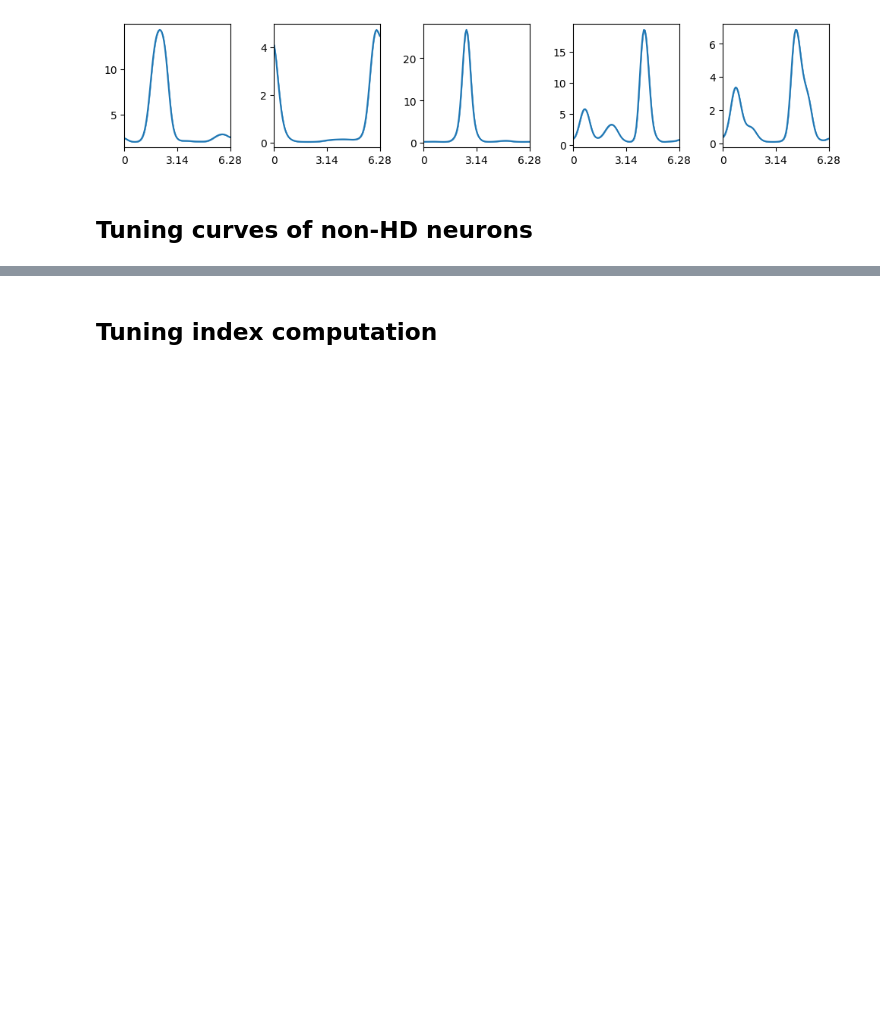
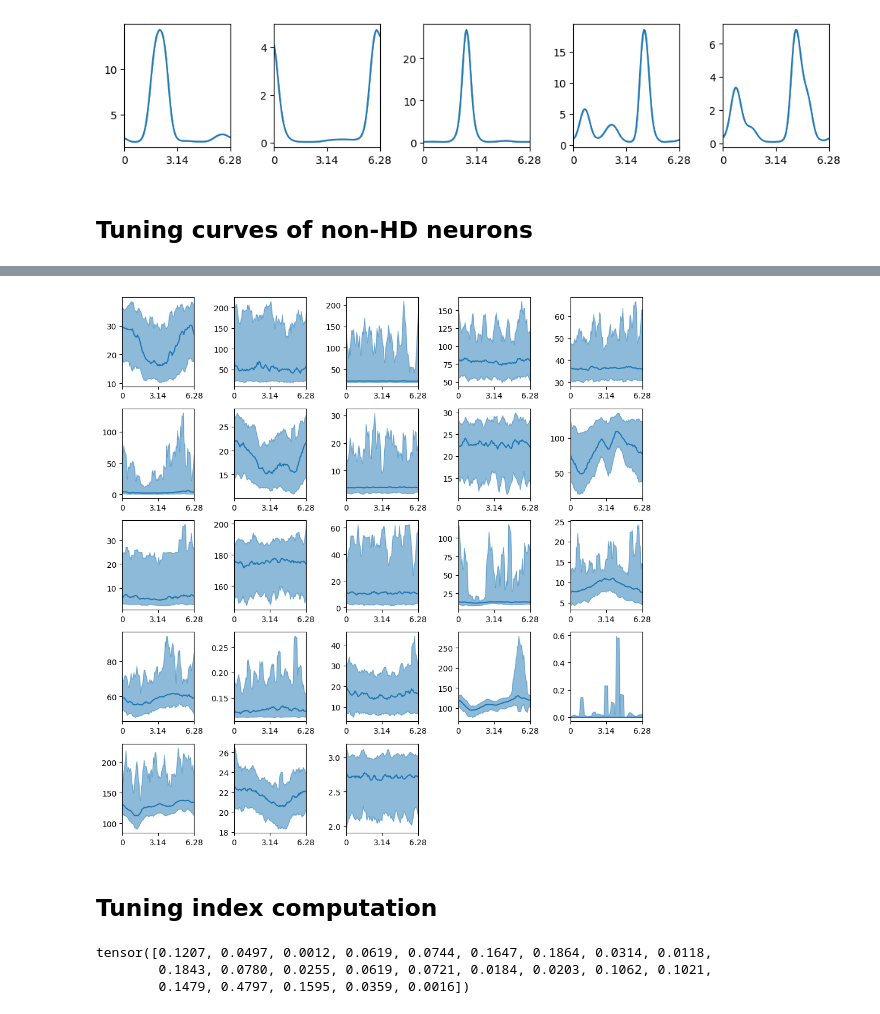
Before and after one commit to davindicode/UCM-interpret, a Jupyter notebook: preprocess/dim_reduction.ipynb, the cells around one changed output, grey strips where cells are left out. Cells and saved outputs as stored; diff of their text form; code cells hidden in the pictures; blank space fills up the shorter version.

```diff
--- a/preprocess/dim_reduction.ipynb
+++ b/preprocess/dim_reduction.ipynb
@@ -230 +232,17 @@ plt.show()
+# %%
+hd_sweep = torch.linspace(0, 2 * np.pi, 100)
+rcov = dataset_nonhdc['covariates']
+covariates = torch.cat([
+    hd_sweep[:, None],  # sweep over head direction
+    *[rcov[k].mean() * torch.ones((100, 1)) for k in rcov.keys()],
+    # fill other behavioural covariates at value 0
+], dim=-1)[None, None, ...]  # (tr, neurons, steps, covariate dims)
+
+P_list = []
+
+with torch.no_grad():
+    P_mc = lib.helper.compute_P(
+        modelfit_nonhdc, covariates, list(range(dataset_nonhdc['neurons'])), MC=30,
+        trials=1)  # predictive posterior
+P_mc = P_mc.cpu()  # count probabilities of shape (MC, neurons, steps, count)
 # %%
@@ -254,15 +259,17 @@ hd_FF = hd_var / (hd_mean + 1e-12)
 # %%
-x_sweep = sweep.numpy().flatten()
+x_sweep = hd_sweep.numpy().flatten()
 
 plt.figure(figsize=(10, 10))
 
 
-for i in range(dataset_hdc['neurons']):
+for i in range(dataset_nonhdc['neurons']):
     ax = plt.subplot(5, 5, i+1)
     plot_tuning_curve(hd_rate, x_sweep, neuron=i, ax=ax)
 
 plt.tight_layout()
 plt.show()
+# %% [output]
+[figure, added]
 # %% [markdown]
 ## Tuning index computation
 # %%
@@ -275,2 +282,11 @@ def tuning_index(hd_stat):
 
     return (tc_max - tc_min) / (tc_max + tc_min)
+# %%
+TI_rate = tuning_index(hd_rate)
+
+
+print(TI_rate)
+# %% [output]
+tensor([0.1207, 0.0497, 0.0012, 0.0619, 0.0744, 0.1647, 0.1864, 0.0314, 0.0118,
+        0.1843, 0.0780, 0.0255, 0.0619, 0.0721, 0.0184, 0.0203, 0.1062, 0.1021,
+        0.1479, 0.4797, 0.1595, 0.0359, 0.0016])
```
Also changed, not shown: parts of 25 cells of this notebook, 1 other file.
